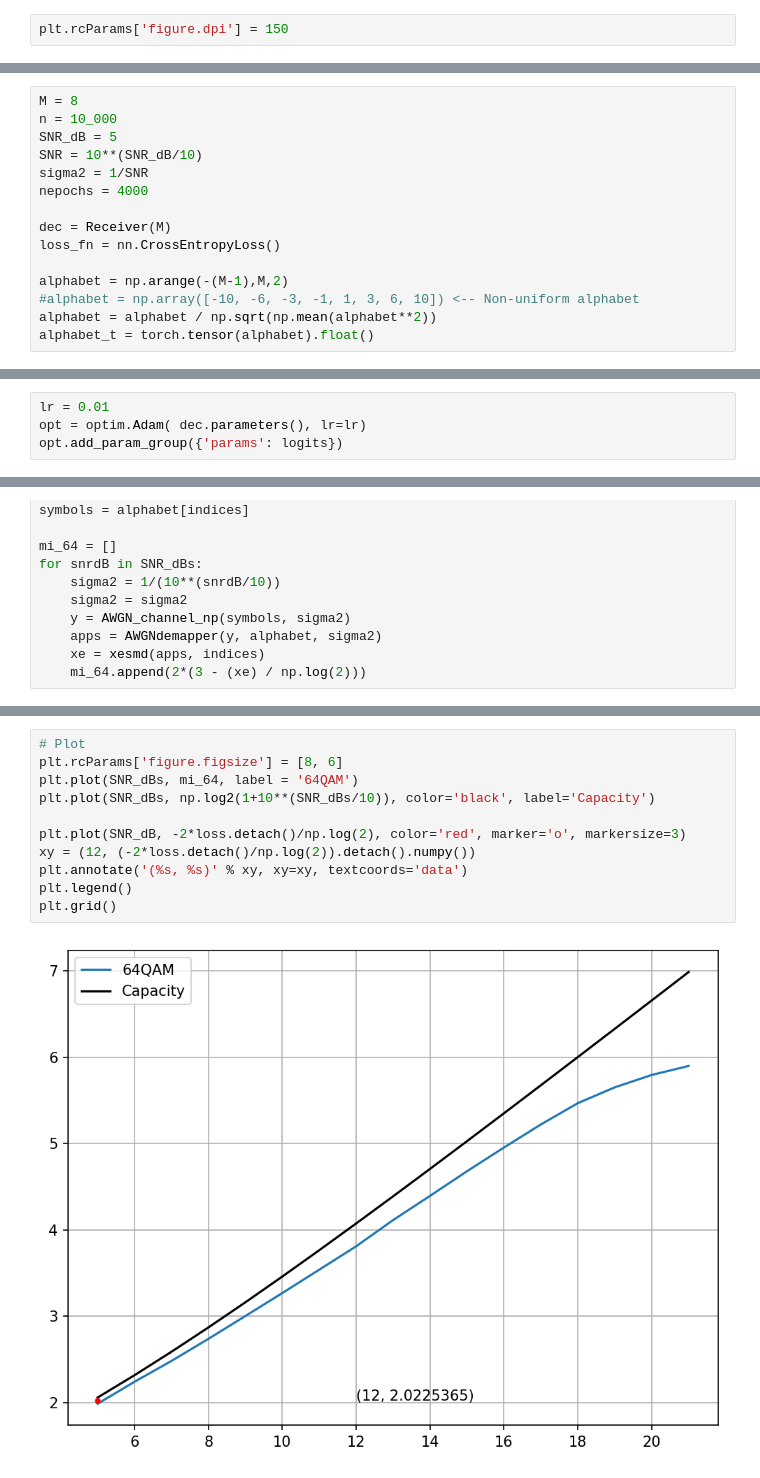
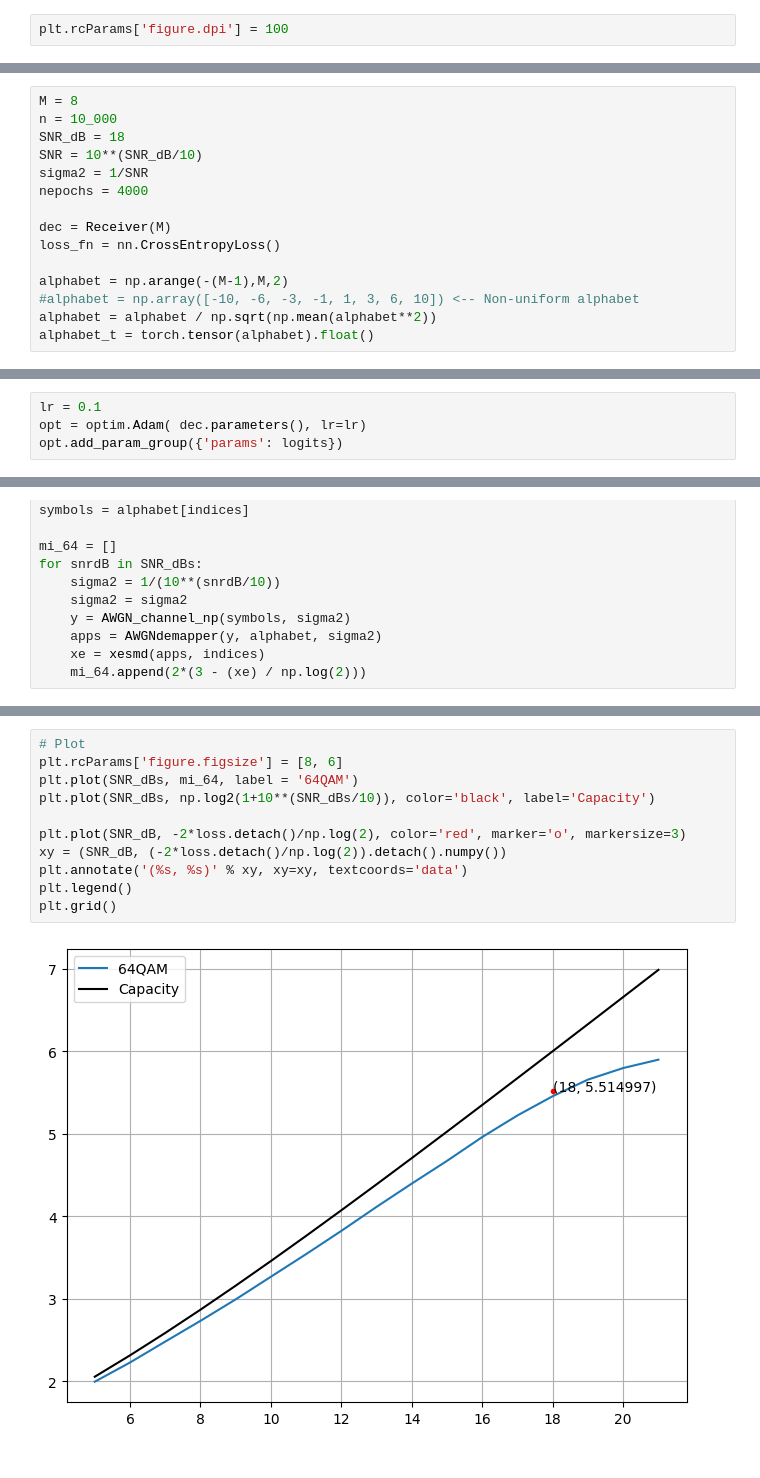
Before and after one commit to davideandres95/pcs-research-intership, a Jupyter notebook: notebooks/aref_e2e_pas.ipynb, the cells around one changed output, grey strips where cells are left out. Drawn from its saved outputs; the diff is of its cells as text.

```diff
--- a/notebooks/aref_e2e_pas.ipynb
+++ b/notebooks/aref_e2e_pas.ipynb
@@ -5,7 +5,7 @@ import torch
 import torch.nn as nn
 import torch.optim as optim
 # %%
-plt.rcParams['figure.dpi'] = 150
+plt.rcParams['figure.dpi'] = 100
 # %%
 class Receiver(nn.Module):
     def __init__(self, M):
@@ -30,7 +38,7 @@ def AWGN_channel(x, sigma2):
 # %%
 M = 8
 n = 10_000
-SNR_dB = 5
+SNR_dB = 18
 SNR = 10**(SNR_dB/10)
 sigma2 = 1/SNR
 nepochs = 4000
@@ -51,5 +56,5 @@ torch.Size([8])
 # %%
-lr = 0.01
+lr = 0.1
 opt = optim.Adam( dec.parameters(), lr=lr)
 opt.add_param_group({'params': logits})
 # %%
@@ -176,16 +167,16 @@ print((-2*loss.detach()/np.log(2)).detach().numpy())
 # %%
 # Plot
 plt.rcParams['figure.figsize'] = [8, 6]
 plt.plot(SNR_dBs, mi_64, label = '64QAM')
 plt.plot(SNR_dBs, np.log2(1+10**(SNR_dBs/10)), color='black', label='Capacity')
 
 plt.plot(SNR_dB, -2*loss.detach()/np.log(2), color='red', marker='o', markersize=3)
-xy = (12, (-2*loss.detach()/np.log(2)).detach().numpy())
+xy = (SNR_dB, (-2*loss.detach()/np.log(2)).detach().numpy())
 plt.annotate('(%s, %s)' % xy, xy=xy, textcoords='data')
 plt.legend()
 plt.grid()
 # %% [output]
-[figure, old version]
+[figure, new version]
 # %%
 SNR_dBs = np.arange(0,20)
 plt.plot(SNR_dBs, np.log2(1+10**(SNR_dBs/10)), color='C0', label='$C(P/\sigma^2)$')
```
Also changed, not shown: parts of 8 cells of this notebook, 14 other files.
